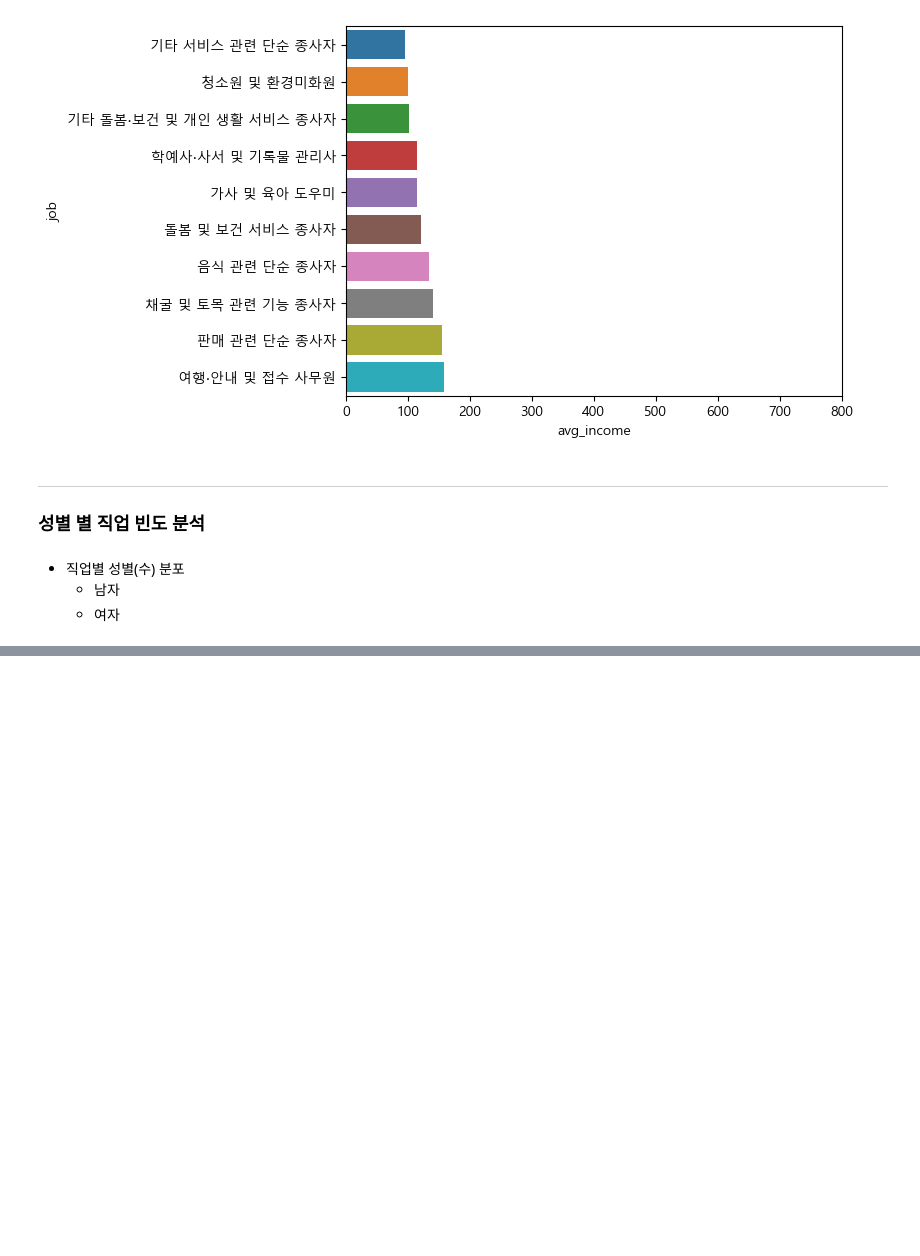
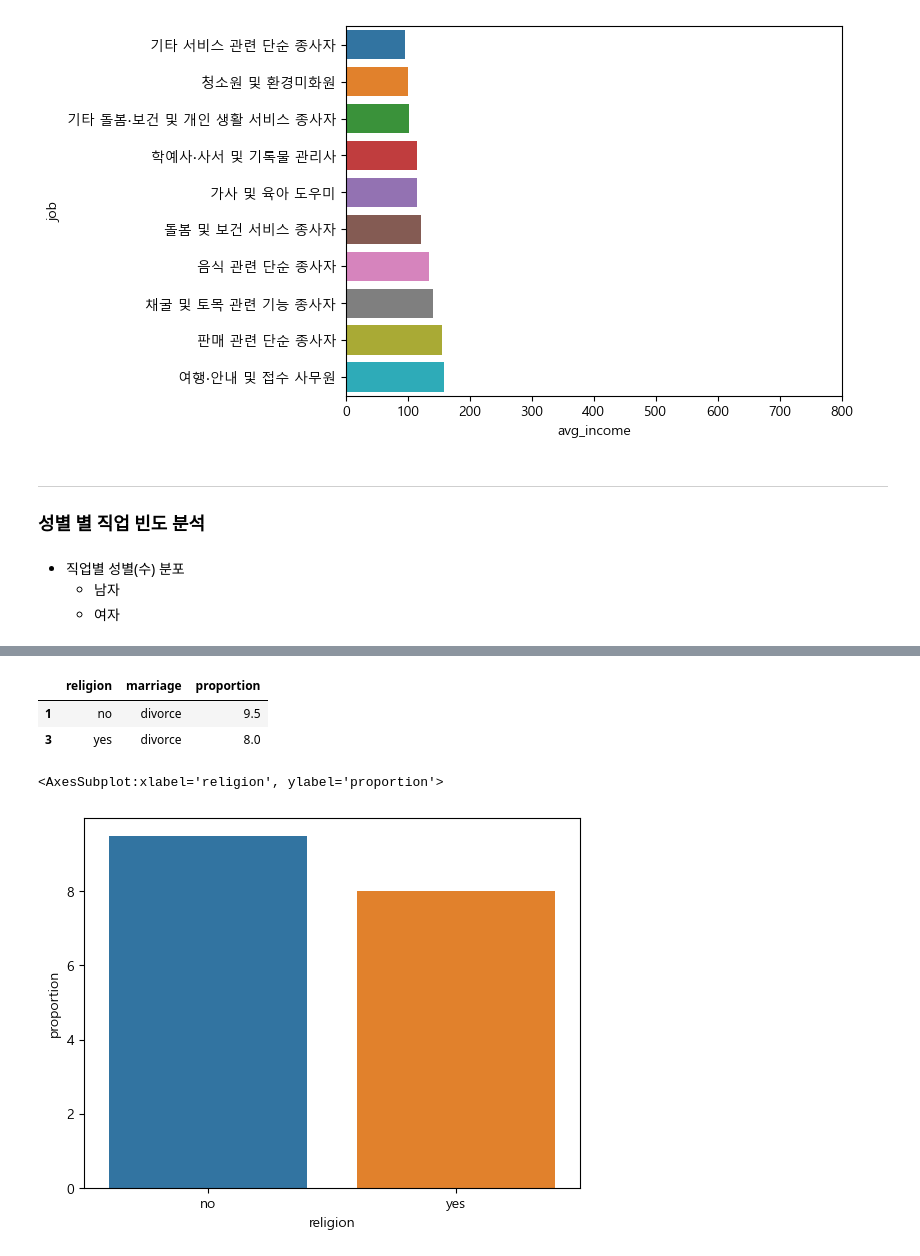
Before and after one commit to chlwldns00/weit, a Jupyter notebook: WE_IT/3주차_9장/9장_최지운.ipynb, the cells around one changed output, grey strips where cells are left out. Saved outputs shown, nothing was run; the diff lists cells and outputs as text; code cells hidden in the pictures; blank space fills up the shorter version.

```diff
--- a/WE_IT/3주차_9장/9장_최지운.ipynb
+++ b/WE_IT/3주차_9장/9장_최지운.ipynb
@@ -724,0 +784,12 @@ male_job=welfare.dropna(subset=['code_job']) \
+# %%
+# etc 제외(변수 이분화 혼인/이혼)
+# religion로 그룹바이
+# 그룹바이 /
+# ['컬럼명']=> 그 컬럼만 추출
+# 비율 구하기 => value_counts 파라미터 참조 https://pandas.pydata.org/pandas-docs/stable/reference/api/pandas.Series.value_counts.html
+# 그룹바이해서 컬럼명으로 하나의 series 타입을 만들엇기 때문에 value_counts 메소드르를 사용가능한것이다.
+rel_div = welfare.query('marriage != "etc"') \
+                 .groupby('religion', as_index = False) \
+                 ['marriage'] \
+                 .value_counts(normalize = True) # 해당갯수 / 전체변수갯수 => 이름은 proportion 이 default값
+rel_div
@@ -724,0 +802,14 @@ male_job=welfare.dropna(subset=['code_job']) \
+# %%
+rel_div = rel_div.query('marriage == "divorce"') \
+                 .assign(proportion = rel_div['proportion'] * 100) \
+                 .round(1)
+rel_div
+# %% [output]
+|  | religion | marriage | proportion |
+| 1 | no | divorce | 9.5 |
+| 3 | yes | divorce | 8.0 |
+# %%
+sns.barplot(data = rel_div, x = 'religion', y = 'proportion')
+# %% [output]
+<AxesSubplot:xlabel='religion', ylabel='proportion'>
+[figure, added]
```
Also changed, not shown: parts of 35 cells of this notebook, 1 other file.
